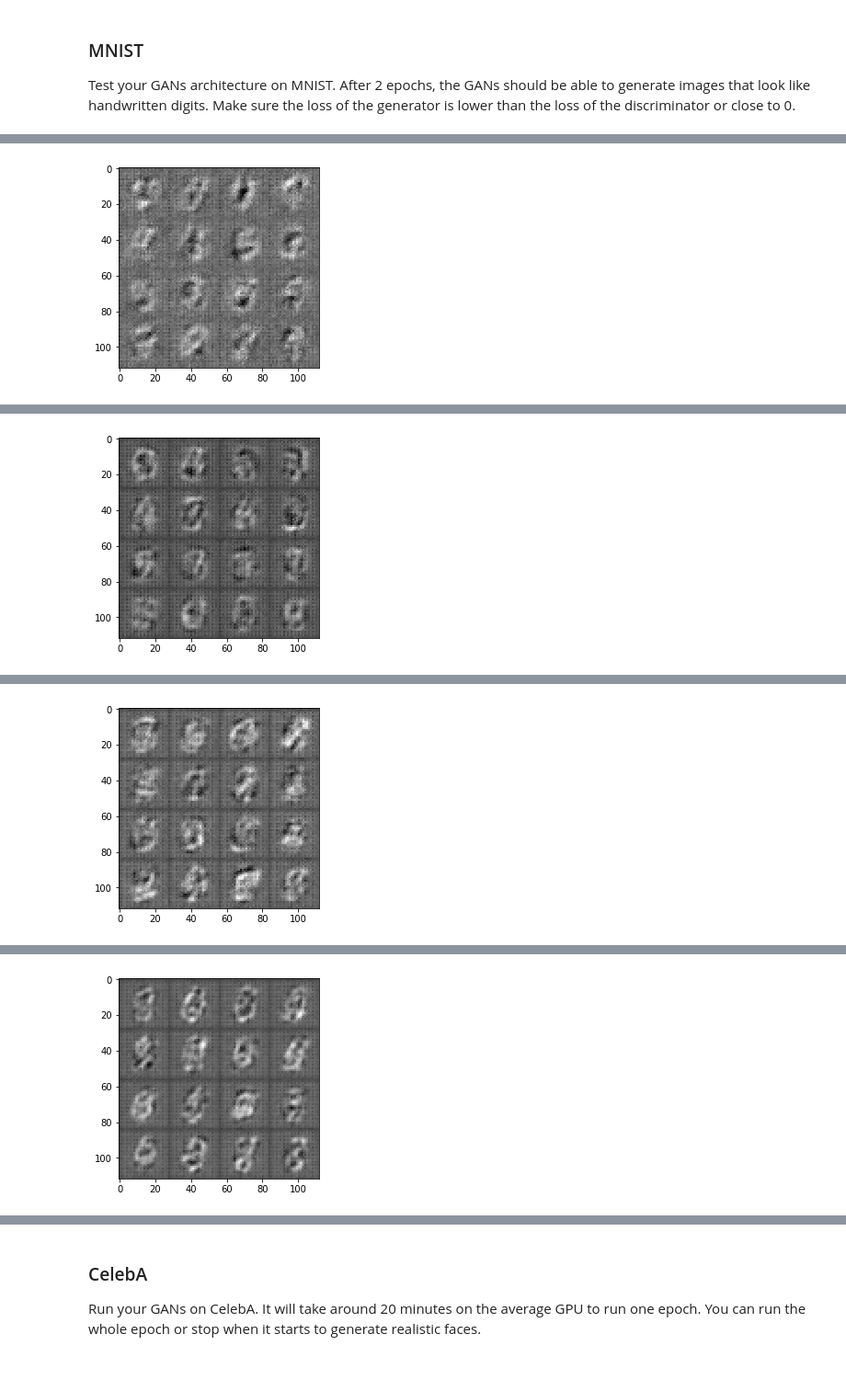
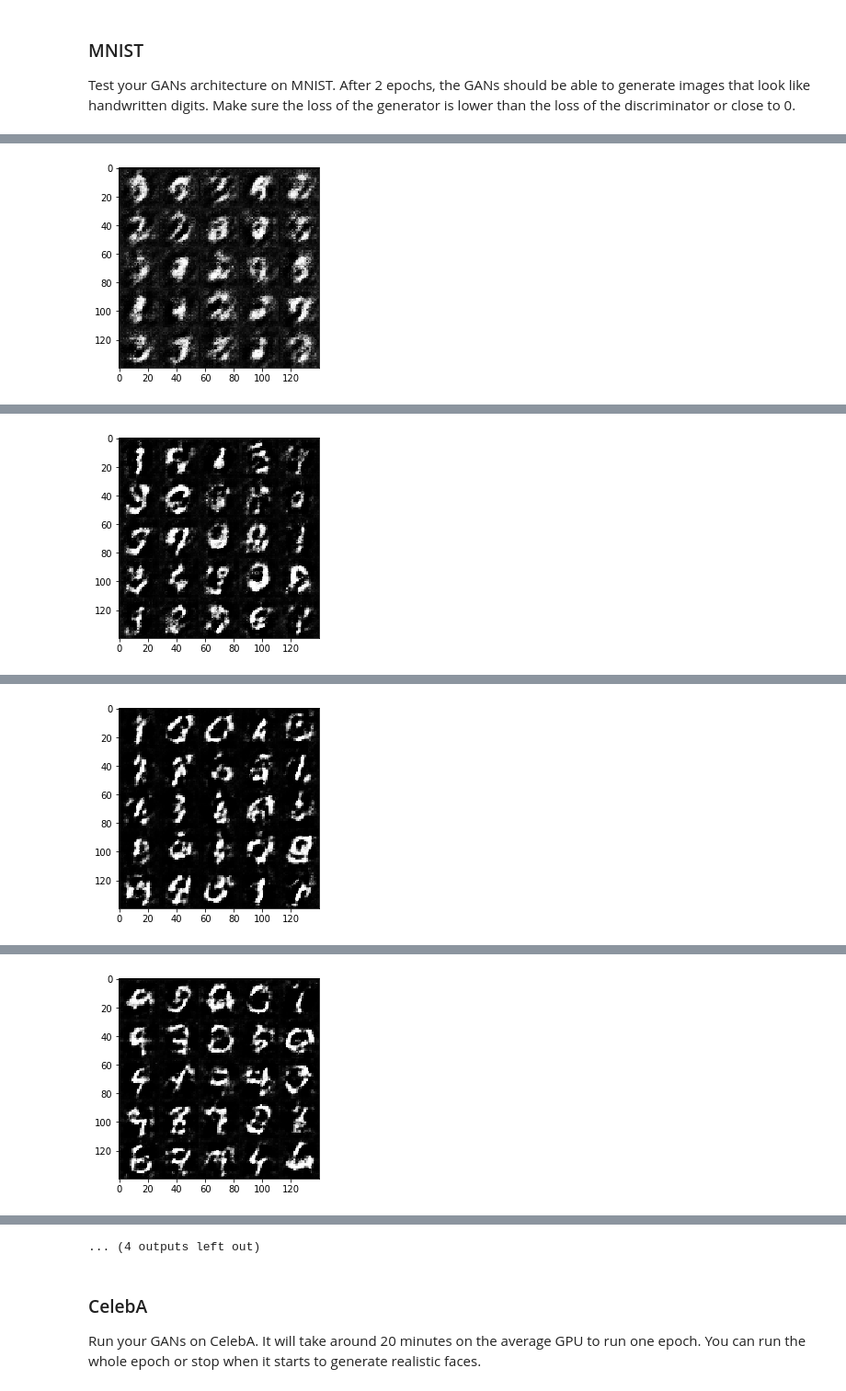
Before and after one commit to Bismarrck/deep-learning, a Jupyter notebook: face_generation/dlnd_face_generation.ipynb, the cells around one changed output, grey strips where cells are left out. Shown at 92% size. Drawn from its saved outputs; the diff is of its cells as text; code cells hidden in the pictures.

```diff
--- a/face_generation/dlnd_face_generation.ipynb
+++ b/face_generation/dlnd_face_generation.ipynb
@@ -153,13 +154,13 @@ def discriminator(images, reuse=False):
         relu2 = tf.maximum(alpha * bn2, bn2)
         # 7x7x128
 
-#         x3 = tf.layers.conv2d(relu2, 256, 5, strides=2, padding='same')
-#         bn3 = tf.layers.batch_normalization(x3, training=True)
-#         relu3 = tf.maximum(alpha * bn3, bn3)
+        x3 = tf.layers.conv2d(relu2, 256, 5, strides=2, padding='valid')
+        bn3 = tf.layers.batch_normalization(x3, training=True)
+        relu3 = tf.maximum(alpha * bn3, bn3)
         # 4x4x256
 
         # Flatten it
-        flat = tf.reshape(relu2, (-1, 7*7*128))
+        flat = tf.reshape(relu3, (-1, 4*4*256))
         logits = tf.layers.dense(flat, 1)
         out = tf.sigmoid(logits)
 
@@ -270,8 +288,9 @@ def model_opt(d_loss, g_loss, learning_rate, beta1):
     g_vars = [var for var in t_vars if var.name.startswith('generator')]
 
     # Optimize
-    d_train_opt = tf.train.AdamOptimizer(learning_rate, beta1=beta1).minimize(d_loss, var_list=d_vars)
-    g_train_opt = tf.train.AdamOptimizer(learning_rate, beta1=beta1).minimize(g_loss, var_list=g_vars)
+    with tf.control_dependencies(tf.get_collection(tf.GraphKeys.UPDATE_OPS)):
+        d_train_opt = tf.train.AdamOptimizer(learning_rate, beta1=beta1).minimize(d_loss, var_list=d_vars)
+        g_train_opt = tf.train.AdamOptimizer(learning_rate, beta1=beta1).minimize(g_loss, var_list=g_vars)
 
     return d_train_opt, g_train_opt
 
@@ -334,18 +353,15 @@ def train(epoch_count, batch_size, z_dim, learning_rate, beta1, get_batches, dat
     :param data_image_mode: The image mode to use for images ("RGB" or "L")
     """
     # TODO: Build Model
-    tf.reset_default_graph()
 
     image_width, image_height, num_channels = data_shape[1:4]
     input_real, input_z, input_lr = model_inputs(image_width, image_height, num_channels, z_dim)
     d_loss, g_loss = model_loss(input_real, input_z, num_channels)
-    d_opt, g_opt = model_opt(d_loss, g_loss, input_lr, 0.5)
-
-    saver = tf.train.Saver()
+    d_opt, g_opt = model_opt(d_loss, g_loss, input_lr, beta1)
 
     losses = []
     steps = 0
-    show_every = 100
+    show_every = 200
 
     with tf.Session() as sess:
         sess.run(tf.global_variables_initializer())
@@ -353,18 +369,19 @@ def train(epoch_count, batch_size, z_dim, learning_rate, beta1, get_batches, dat
         for epoch_i in range(epoch_count):
             for batch_images in get_batches(batch_size):
                 steps += 1
+                batch_images *= 2
 
                 # Sample random noise for G
                 batch_z = np.random.uniform(-1, 1, size=(batch_size, z_dim))
 
                 # Run optimizers
-                _ = sess.run(d_opt, feed_dict={input_real: batch_images, input_z: batch_z, input_lr:learning_rate})
-                _ = sess.run(g_opt, feed_dict={input_z: batch_z, input_lr: learning_rate})
+                _ = sess.run(d_opt, feed_dict={input_real: batch_images, input_z: batch_z, input_lr: learning_rate})
+                _ = sess.run(g_opt, feed_dict={input_real: batch_images, input_z: batch_z, input_lr: learning_rate})
 
                 if steps % show_every == 0:
                     # At the end of each epoch, get the losses and print them out
-                    train_loss_d = d_loss.eval({input_z: batch_z, input_real: batch_images, input_lr: learning_rate})
-                    train_loss_g = g_loss.eval({input_z: batch_z, input_lr: learning_rate})
+                    train_loss_d = d_loss.eval({input_real: batch_images, input_z: batch_z, input_lr: learning_rate})
+                    train_loss_g = g_loss.eval({input_real: batch_images, input_z: batch_z, input_lr: learning_rate})
 
                     print("Epoch {}/{}...".format(epoch_i + 1, epoch_count),
                           "Discriminator Loss: {:.4f}...".format(train_loss_d),
@@ -373,17 +390,18 @@ def train(epoch_count, batch_size, z_dim, learning_rate, beta1, get_batches, dat
                     losses.append((train_loss_d, train_loss_g))
 
                 if steps % show_every == 0:
-                    show_generator_output(sess, 16, input_z, num_channels, data_image_mode)
+                    show_generator_output(sess, 25, input_z, num_channels, data_image_mode)
 
-        saver.save(sess, './checkpoints/generator.ckpt')
+        print("Final: ")
+        show_generator_output(sess, 25, input_z, num_channels, data_image_mode)
 # %% [markdown]
 ### MNIST
 Test your GANs architecture on MNIST.  After 2 epochs, the GANs should be able to generate images that look like handwritten digits.  Make sure the loss of the generator is lower than the loss of the discriminator or close to 0.
 # %%
-batch_size = 128
+batch_size = 32
 z_dim = 100
-learning_rate = 0.0002
-beta1 = 0.5
+learning_rate = 0.00015
+beta1 = 0.2
 
 
 """
@@ -400 +418 @@ Epoch 1/2... Discriminator Loss: 0.9421... Generator Loss: 2.0986
-[figure, old version]
+[figure, new version]
@@ -402 +420 @@ Epoch 1/2... Discriminator Loss: 0.5395... Generator Loss: 1.2840
-[figure, old version]
+[figure, new version]
@@ -404 +422 @@ Epoch 1/2... Discriminator Loss: 0.4099... Generator Loss: 1.3910
-[figure, old version]
+[figure, new version]
@@ -406 +424 @@ Epoch 1/2... Discriminator Loss: 0.3351... Generator Loss: 1.6280
-[figure, old version]
+[figure, new version]
@@ -408,3 +429,4 @@ IndexError: list index out of range
+... (4 outputs left out)
 # %% [markdown]
 ### CelebA
 Run your GANs on CelebA.  It will take around 20 minutes on the average GPU to run one epoch.  You can run the whole epoch or stop when it starts to generate realistic faces.
```
Also changed, not shown: parts of 7 cells of this notebook.
